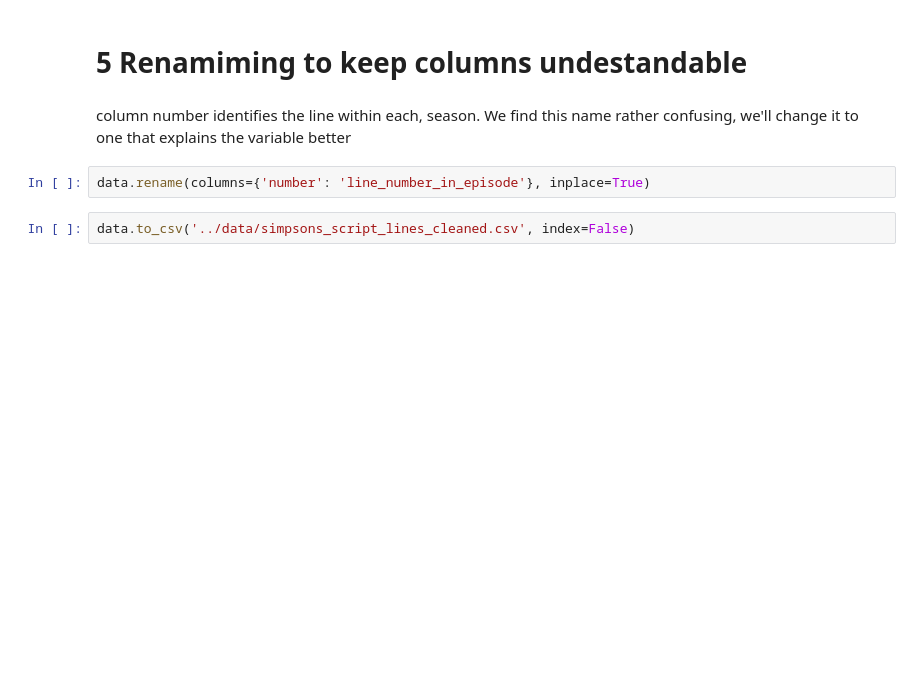
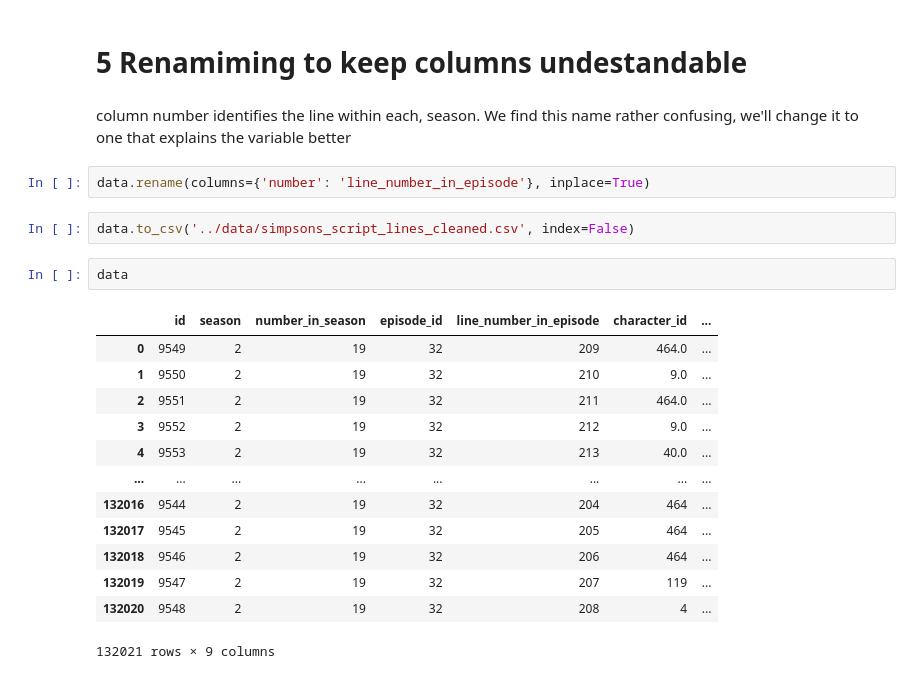
Before and after one commit to bmantepe/dv-simpsons2, a Jupyter notebook: src/eda_and_preprocess.ipynb, the cells around one changed output. Drawn from its saved outputs; the diff is of its cells as text; blank space fills up the shorter version.

```diff
--- a/src/eda_and_preprocess.ipynb
+++ b/src/eda_and_preprocess.ipynb
@@ -453,3 +441,19 @@ column number identifies the line within each, season. We find this name rather
 data.rename(columns={'number': 'line_number_in_episode'}, inplace=True)
 # %%
 data.to_csv('../data/simpsons_script_lines_cleaned.csv', index=False)
+# %%
+data
+# %% [output]
+|  | id | season | number_in_season | episode_id | line_number_in_episode | character_id | ... |
+| 0 | 9549 | 2 | 19 | 32 | 209 | 464.0 | ... |
+| 1 | 9550 | 2 | 19 | 32 | 210 | 9.0 | ... |
+| 2 | 9551 | 2 | 19 | 32 | 211 | 464.0 | ... |
+| 3 | 9552 | 2 | 19 | 32 | 212 | 9.0 | ... |
+| 4 | 9553 | 2 | 19 | 32 | 213 | 40.0 | ... |
+| ... | ... | ... | ... | ... | ... | ... | ... |
+| 132016 | 9544 | 2 | 19 | 32 | 204 | 464 | ... |
+| 132017 | 9545 | 2 | 19 | 32 | 205 | 464 | ... |
+| 132018 | 9546 | 2 | 19 | 32 | 206 | 464 | ... |
+| 132019 | 9547 | 2 | 19 | 32 | 207 | 119 | ... |
+| 132020 | 9548 | 2 | 19 | 32 | 208 | 4 | ... |
+132021 rows × 9 columns
```
Also changed, not shown: parts of 8 cells of this notebook, 29 other files.
